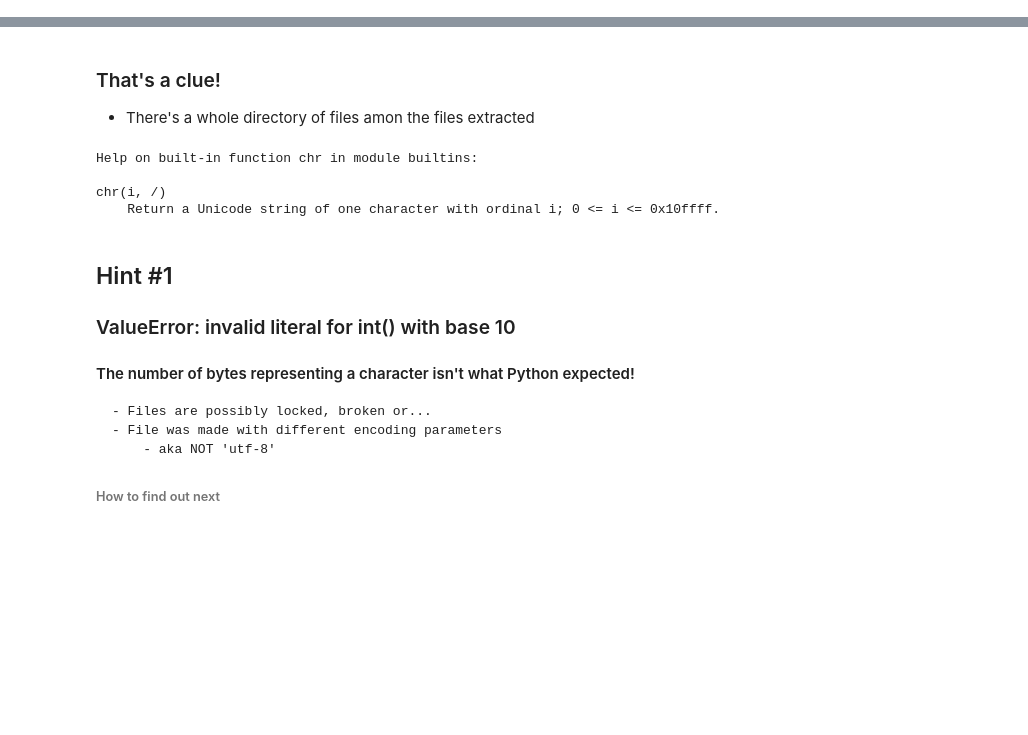
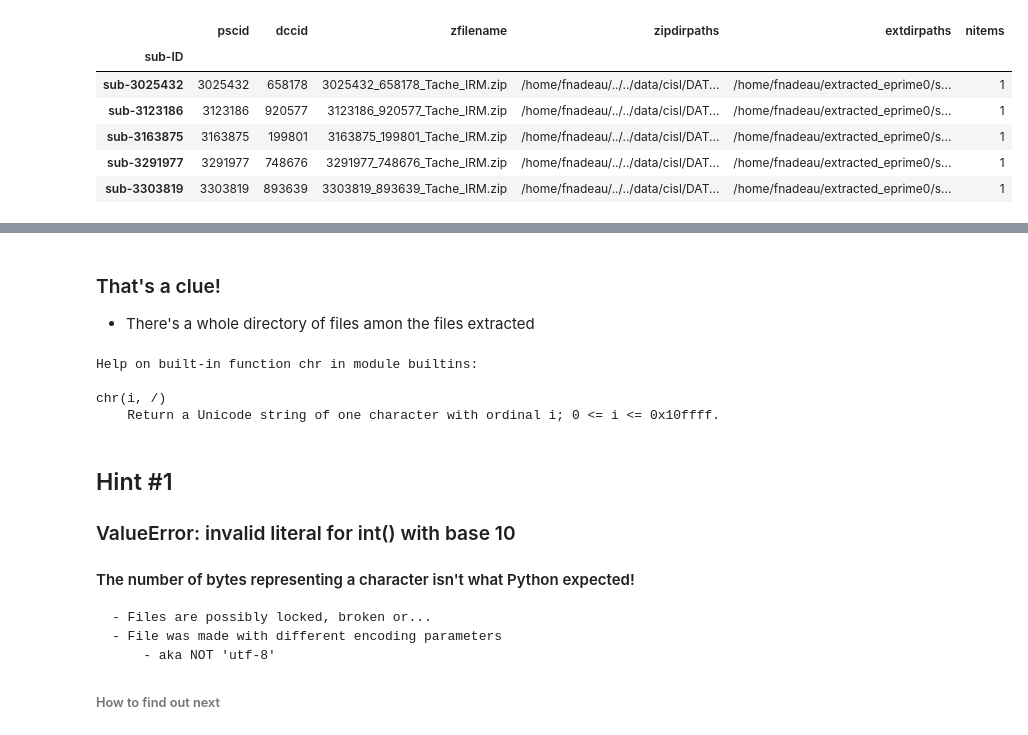
Before and after one commit to FrancoisNadeau/cimaq_memory, a Jupyter notebook: eprime2events/NEW_cimaq_convert_eprime_to_bids_event.ipynb, the cells around one changed output, grey strips where cells are left out. Cells and saved outputs as stored; diff of their text form; code cells hidden in the pictures; blank space fills up the shorter version.

```diff
--- a/eprime2events/NEW_cimaq_convert_eprime_to_bids_event.ipynb
+++ b/eprime2events/NEW_cimaq_convert_eprime_to_bids_event.ipynb
@@ -33,4 +39,22 @@ from sniffzipped import sniffzipped
 
 # from NEW_sniff_encodtype import NEW_sniff_encodtype
 from chardet.universaldetector import UniversalDetector as udet
+# %%
+# There's no need to change current working directory
+# It's all relative
+maindir = xpu("~/extracted_eprime0")
+
+# Load DataFrame outputted during extraction
+p1 = pd.read_csv(join(maindir,"participants.tsv"),
+                 sep='\t').set_index("sub-ID")
+
+display(p1.head())
+# %% [output]
+|  | pscid | dccid | zfilename | zipdirpaths | extdirpaths | nitems |
+| sub-ID |  |  |  |  |  |  |
+| sub-3025432 | 3025432 | 658178 | 3025432_658178_Tache_IRM.zip | /home/fnadeau/../../data/cisl/DAT... | /home/fnadeau/extracted_eprime0/s... | 1 |
+| sub-3123186 | 3123186 | 920577 | 3123186_920577_Tache_IRM.zip | /home/fnadeau/../../data/cisl/DAT... | /home/fnadeau/extracted_eprime0/s... | 1 |
+| sub-3163875 | 3163875 | 199801 | 3163875_199801_Tache_IRM.zip | /home/fnadeau/../../data/cisl/DAT... | /home/fnadeau/extracted_eprime0/s... | 1 |
+| sub-3291977 | 3291977 | 748676 | 3291977_748676_Tache_IRM.zip | /home/fnadeau/../../data/cisl/DAT... | /home/fnadeau/extracted_eprime0/s... | 1 |
+| sub-3303819 | 3303819 | 893639 | 3303819_893639_Tache_IRM.zip | /home/fnadeau/../../data/cisl/DAT... | /home/fnadeau/extracted_eprime0/s... | 1 |
 # %%
```
Also changed, not shown: parts of 2 cells of this notebook, 1 other file.
